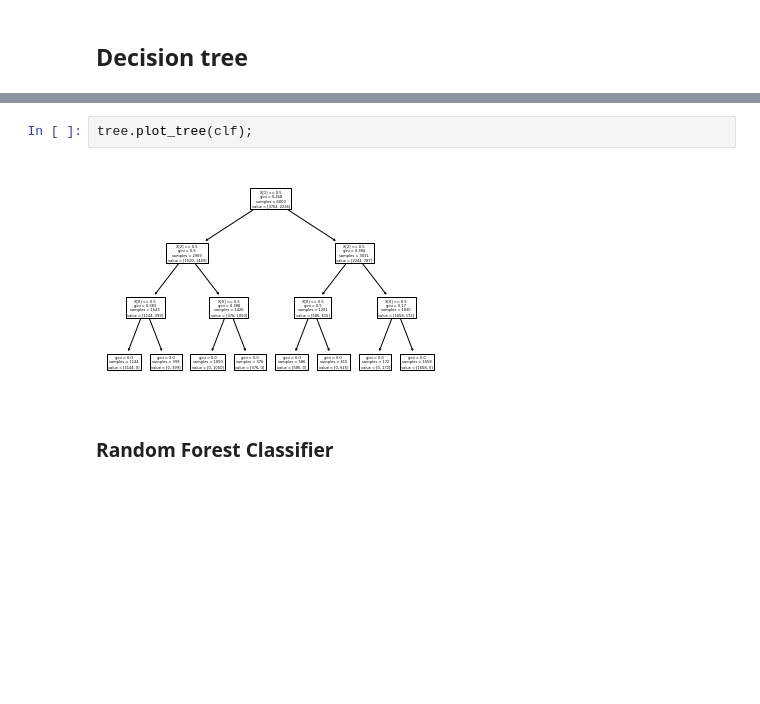
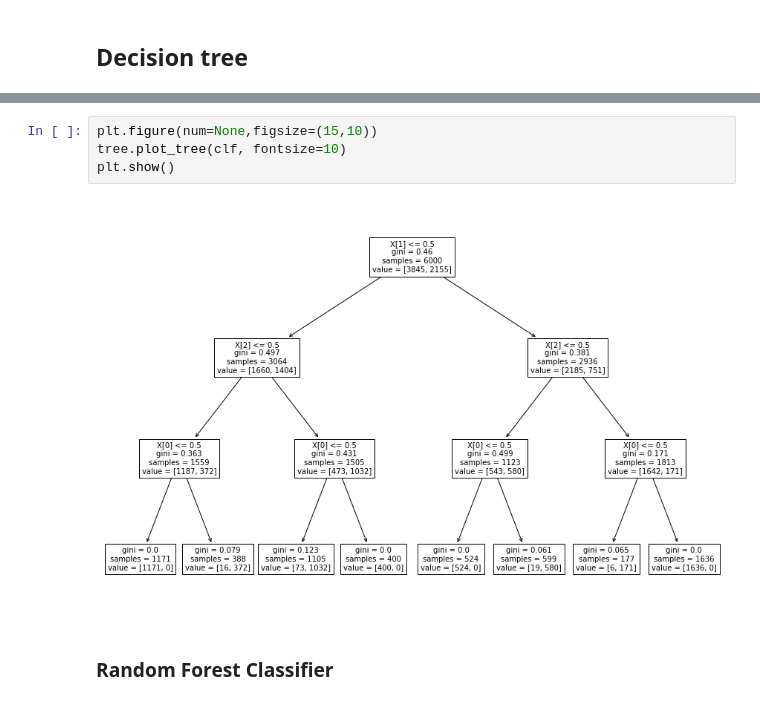
Before and after one commit to munichpavel/risk-ai-workshop, a Jupyter notebook: notebooks/model-selection-examples.ipynb, the cells around one changed output, grey strips where cells are left out. Saved outputs shown, nothing was run; the diff lists cells and outputs as text; blank space fills up the shorter version.

Commit message:
Fix display of fitted decision tree

```diff
--- a/notebooks/model-selection-examples.ipynb
+++ b/notebooks/model-selection-examples.ipynb
@@ -243,7 +233,9 @@ Warning: Could not load "/usr/local/Cellar/graphviz/2.47.0/lib/graphviz/libgvplu
-# %%
-tree.plot_tree(clf);
-# %% [output]
-[figure, removed]
+# %%
+plt.figure(num=None,figsize=(15,10))
+tree.plot_tree(clf, fontsize=10)
+plt.show()
+# %% [output]
+[figure, added]
 # %% [markdown]
 ### Random Forest Classifier
 # %%
```
Also changed, not shown: parts of 19 cells of this notebook.
